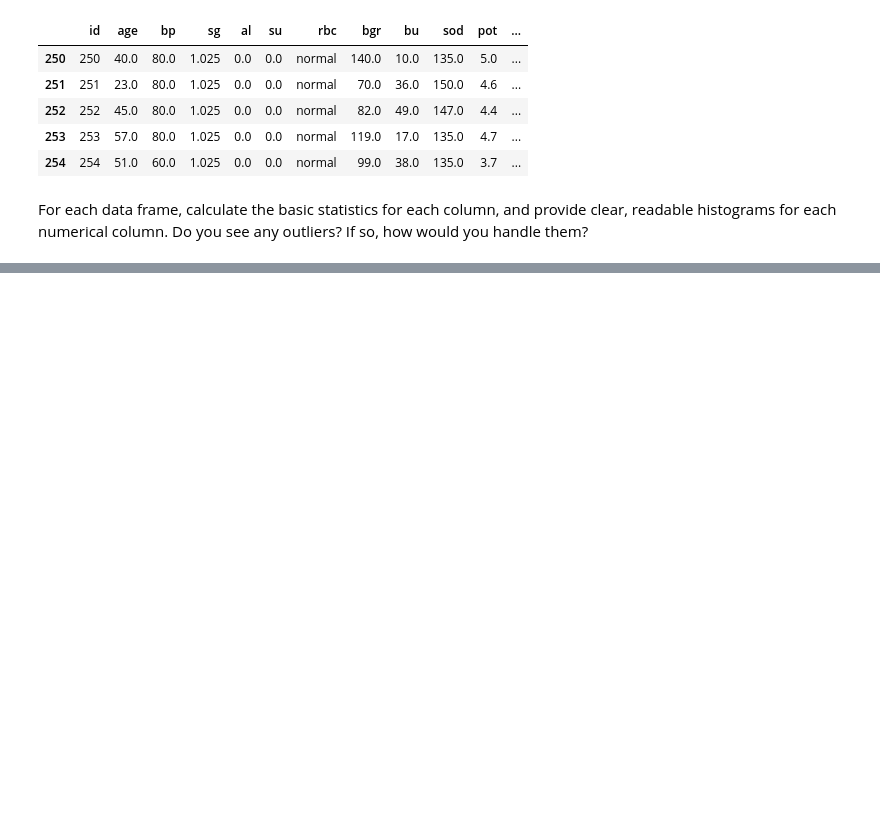
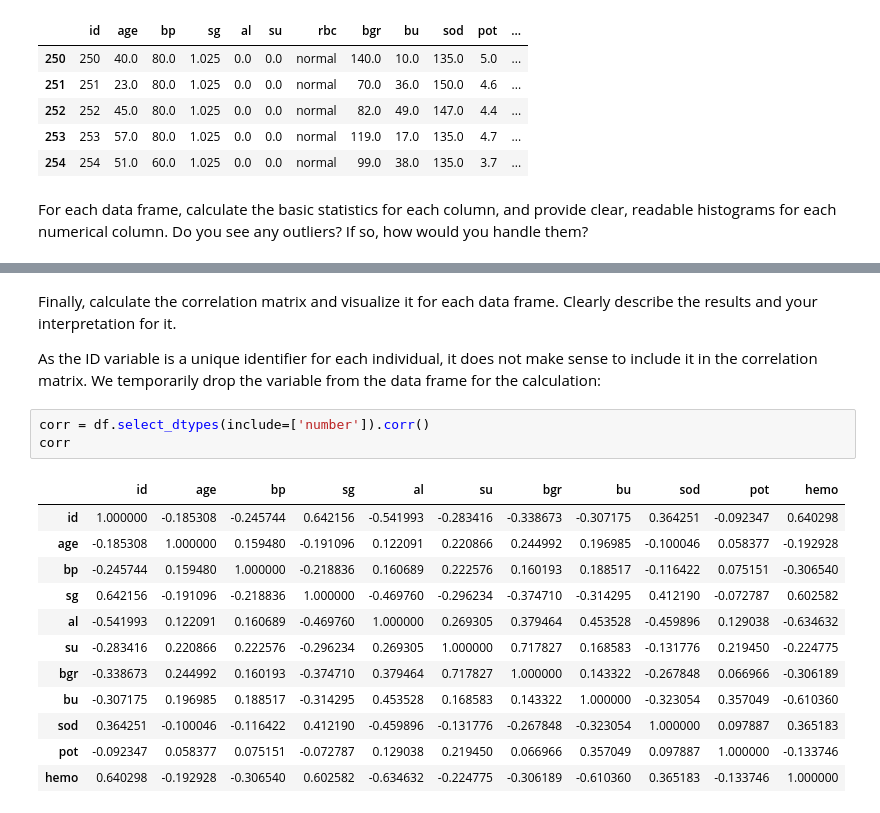
Before and after one commit to japuter/munDkko, a Jupyter notebook: assigment1.ipynb, the cells around one changed output, grey strips where cells are left out. Drawn from its saved outputs; the diff is of its cells as text; blank space fills up the shorter version.

```diff
--- a/assigment1.ipynb
+++ b/assigment1.ipynb
@@ -193,0 +223,20 @@ import matplotlib.pyplot as pltimport matplotlib.pyplot as plt
+# %% [markdown]
+Finally, calculate the correlation matrix and visualize it for each data frame. Clearly describe the results and your interpretation for it.
+
+As the ID variable is a unique identifier for each individual, it does not make sense to include it in the correlation matrix. We temporarily drop the variable from the data frame for the calculation:
+# %%
+corr = df.select_dtypes(include=['number']).corr()
+corr
+# %% [output]
+|  | id | age | bp | sg | al | su | bgr | bu | sod | pot | hemo |
+| id | 1.000000 | -0.185308 | -0.245744 | 0.642156 | -0.541993 | -0.283416 | -0.338673 | -0.307175 | 0.364251 | -0.092347 | 0.640298 |
+| age | -0.185308 | 1.000000 | 0.159480 | -0.191096 | 0.122091 | 0.220866 | 0.244992 | 0.196985 | -0.100046 | 0.058377 | -0.192928 |
+| bp | -0.245744 | 0.159480 | 1.000000 | -0.218836 | 0.160689 | 0.222576 | 0.160193 | 0.188517 | -0.116422 | 0.075151 | -0.306540 |
+| sg | 0.642156 | -0.191096 | -0.218836 | 1.000000 | -0.469760 | -0.296234 | -0.374710 | -0.314295 | 0.412190 | -0.072787 | 0.602582 |
+| al | -0.541993 | 0.122091 | 0.160689 | -0.469760 | 1.000000 | 0.269305 | 0.379464 | 0.453528 | -0.459896 | 0.129038 | -0.634632 |
+| su | -0.283416 | 0.220866 | 0.222576 | -0.296234 | 0.269305 | 1.000000 | 0.717827 | 0.168583 | -0.131776 | 0.219450 | -0.224775 |
+| bgr | -0.338673 | 0.244992 | 0.160193 | -0.374710 | 0.379464 | 0.717827 | 1.000000 | 0.143322 | -0.267848 | 0.066966 | -0.306189 |
+| bu | -0.307175 | 0.196985 | 0.188517 | -0.314295 | 0.453528 | 0.168583 | 0.143322 | 1.000000 | -0.323054 | 0.357049 | -0.610360 |
+| sod | 0.364251 | -0.100046 | -0.116422 | 0.412190 | -0.459896 | -0.131776 | -0.267848 | -0.323054 | 1.000000 | 0.097887 | 0.365183 |
+| pot | -0.092347 | 0.058377 | 0.075151 | -0.072787 | 0.129038 | 0.219450 | 0.066966 | 0.357049 | 0.097887 | 1.000000 | -0.133746 |
+| hemo | 0.640298 | -0.192928 | -0.306540 | 0.602582 | -0.634632 | -0.224775 | -0.306189 | -0.610360 | 0.365183 | -0.133746 | 1.000000 |
```
Also changed, not shown: parts of 5 cells of this notebook.
